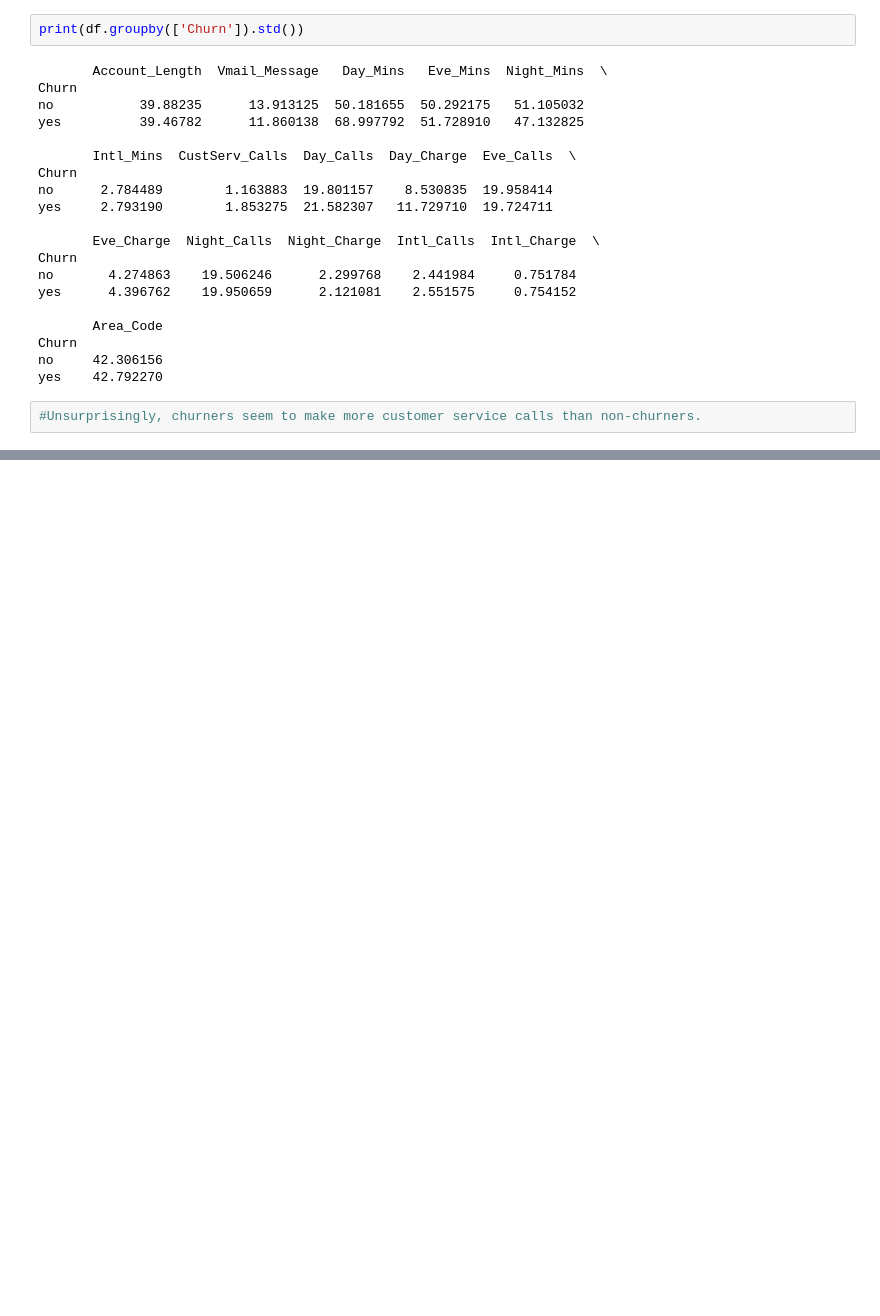
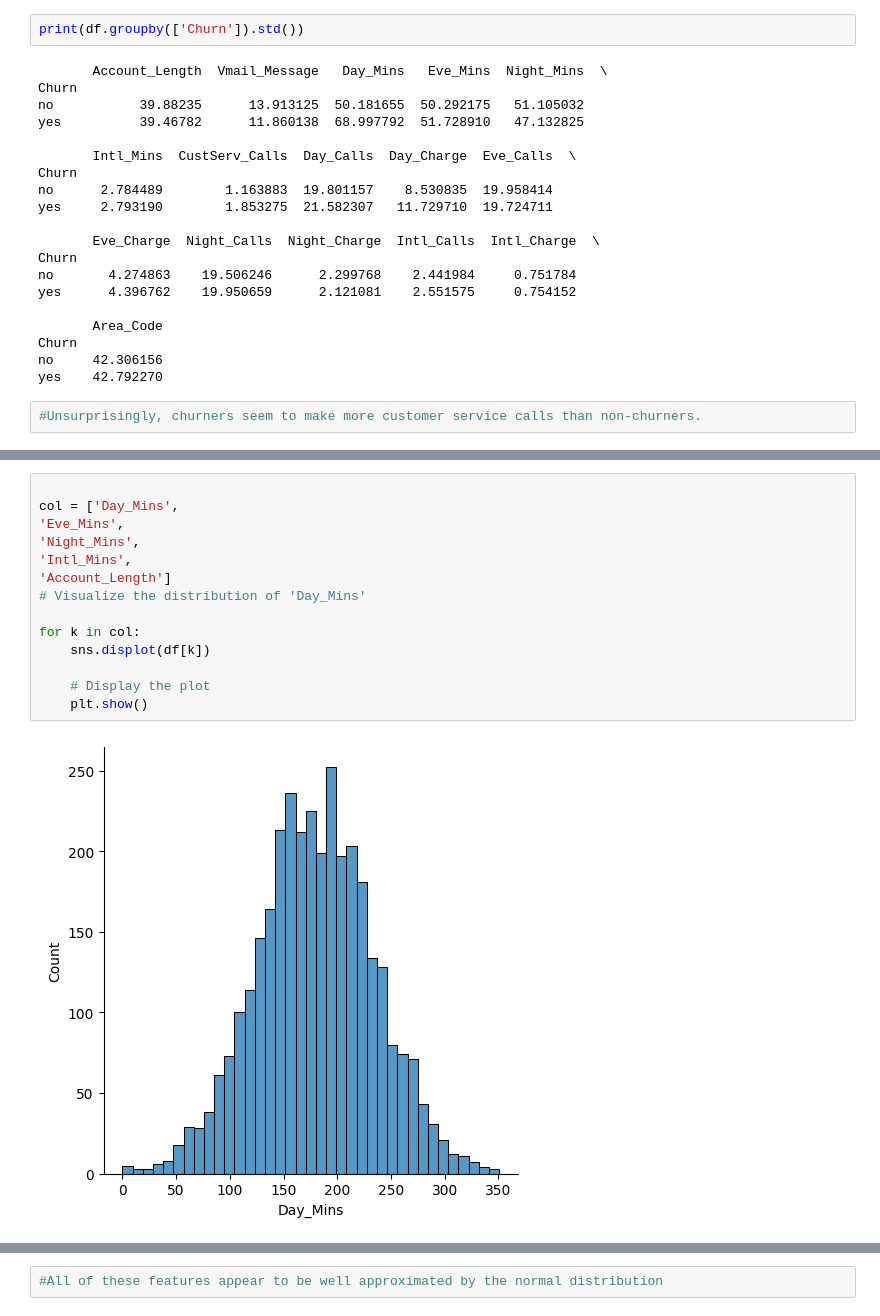
Before and after one commit to der-amit/churn_analytics, a Jupyter notebook: predict_churn.ipynb, the cells around one changed output, grey strips where cells are left out. Cells and saved outputs as stored; diff of their text form; blank space fills up the shorter version.

```diff
--- a/predict_churn.ipynb
+++ b/predict_churn.ipynb
@@ -100,0 +158,16 @@ yes    42.792270
+# %%
+
+col = ['Day_Mins',
+'Eve_Mins',
+'Night_Mins',
+'Intl_Mins',
+'Account_Length']
+# Visualize the distribution of 'Day_Mins'
+
+for k in col:
+    sns.displot(df[k])
+
+    # Display the plot
+    plt.show()
+# %% [output]
+[figure, added]
@@ -100,0 +178,2 @@ yes    42.792270
+# %%
+#All of these features appear to be well approximated by the normal distribution
```
Also changed, not shown: parts of 17 cells of this notebook.
